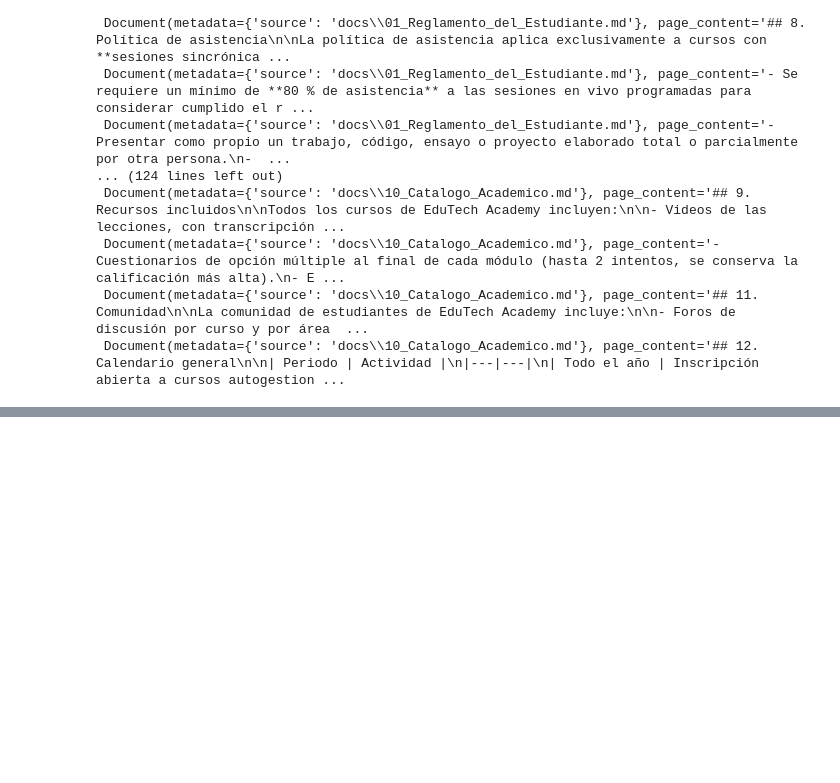
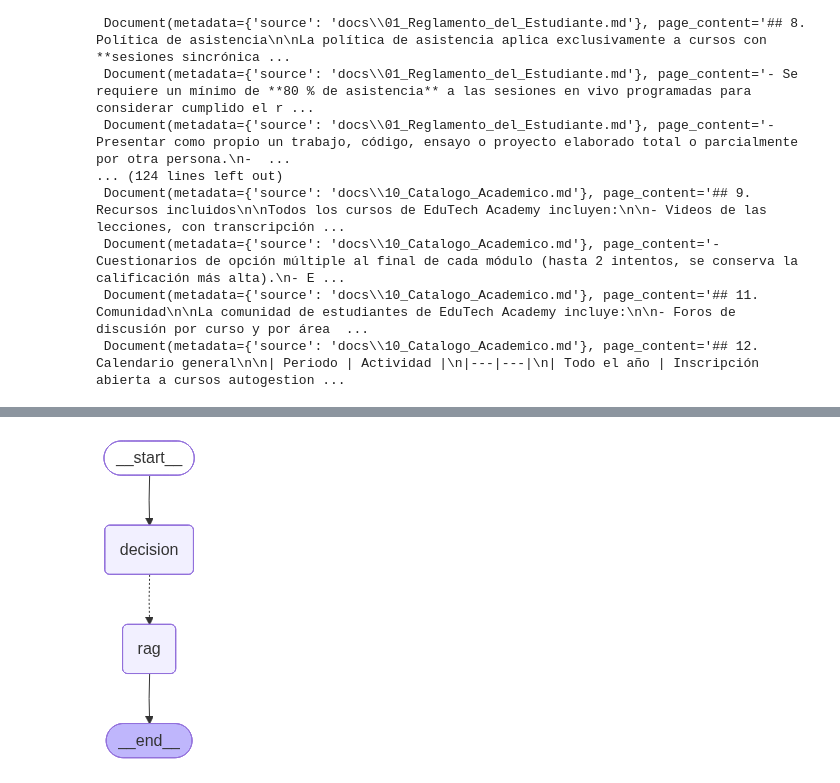
Before and after one commit to SolidW05/EduTech_Academy, a Jupyter notebook: tests.ipynb, the cells around one changed output, grey strips where cells are left out. Cells and saved outputs as stored; diff of their text form; code cells hidden in the pictures; blank space fills up the shorter version.

Commit message:
grafo rag

```diff
--- a/tests.ipynb
+++ b/tests.ipynb
@@ -248,0 +291,15 @@ chunks
+# %%
+mensajes_de_prueba = [
+    "¿Puedo obtener un reembolso por los curos?",
+    "QUe documentos son requeridos para las becas",
+    "Cual es el proceso de entrar a la plataforma",
+    "Que lineamientos como alumno debo de seguir",
+    "cual es el valor de los cursos relacionados a IA",
+        "cual es el valor de",
+        "cual es el valor de los cursos relacionados a IA y la politica de rembolso si es que no estoy de acuerdo con el contenido",
+    "¿Quién fue Napoleón Bonaparte?"
+]
+
+for pregunta in mensajes_de_prueba:
+    r = decision_node({"original_question":pregunta})
+    print(f"{pregunta} -> {r}")
@@ -248,0 +366,31 @@ chunks
+# %%
+def arista_decision_triaje(state: AgentState) -> str:
+    print("Decidiendo el flujo después del nodo 'triaje'...")
+    tri = state["decision"]
+
+    if tri["route"] == "rag":
+        return "rag"
+    elif tri["route"] == "sql":
+        return "sql"
+    elif tri['route'] == 'hybrid':
+        return 'hybrid'
+    else:
+        return "ask_info"
+# %%
+workflow = StateGraph(AgentState, start_state=START, end_state=END)
+workflow.add_node('rag', rag_node)
+workflow.add_node('decision', decision_node)
+
+workflow.add_edge(START, 'decision')
+workflow.add_conditional_edges("decision", arista_decision_triaje, {
+    'rag':'rag'
+})
+workflow.add_edge("rag", END)
+grafo = workflow.compile()
+# %%
+from IPython.display import display, Image
+
+graph_bytes = grafo.get_graph().draw_mermaid_png()
+display(Image(graph_bytes))
+# %% [output]
+[figure, added]
```
Also changed, not shown: parts of 11 cells of this notebook.
